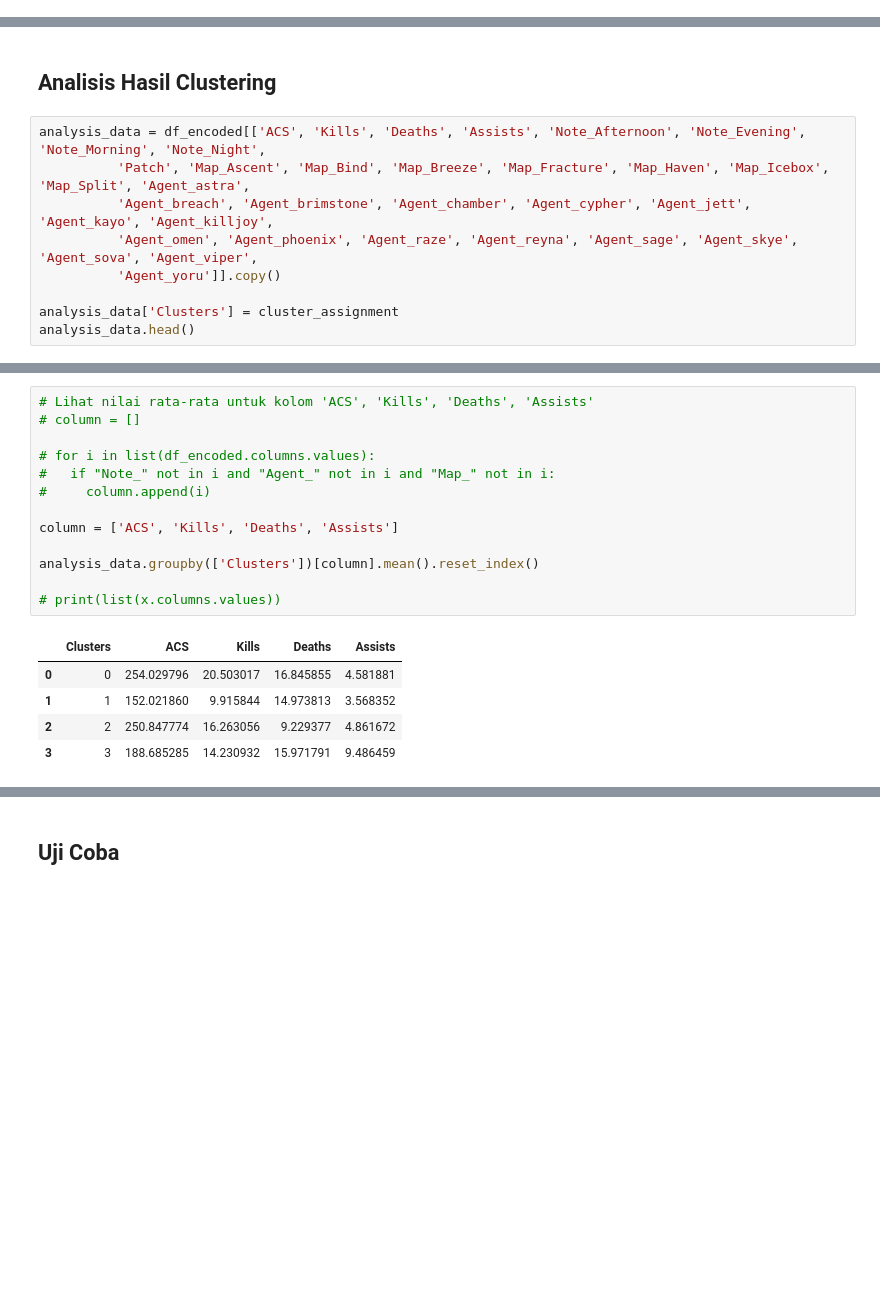
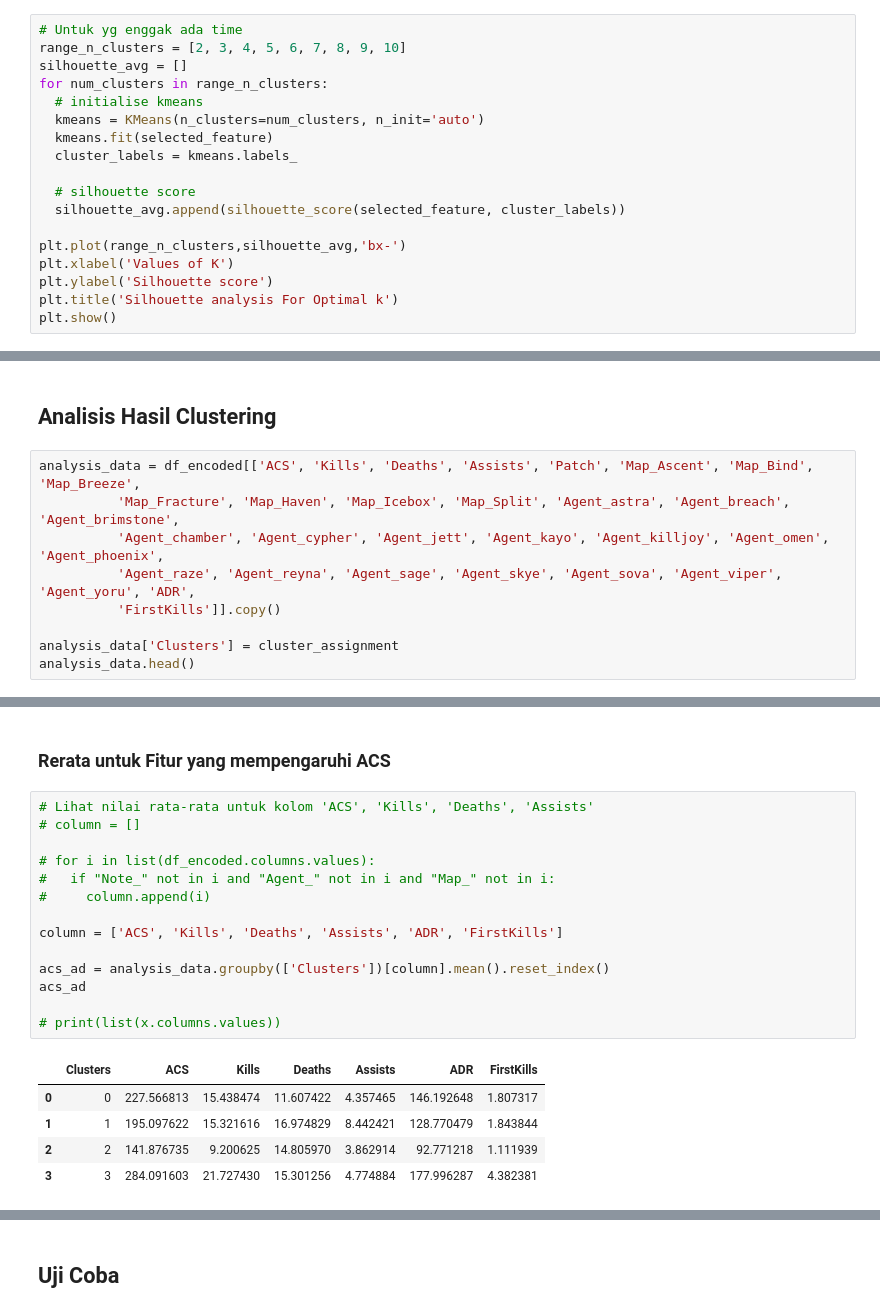
Before and after one commit to michaelsinanta/tk-kasdad, a Jupyter notebook: clustering/clustering.ipynb, the cells around one changed output, grey strips where cells are left out. Drawn from its saved outputs; the diff is of its cells as text; blank space fills up the shorter version.

Commit message:
finalisasi clustering

```diff
--- a/clustering/clustering.ipynb
+++ b/clustering/clustering.ipynb
@@ -275,2 +280,20 @@ plt.show()
 # %% [markdown]
 ## Silhouette Score (K Means)
+# %%
+# Untuk yg enggak ada time
+range_n_clusters = [2, 3, 4, 5, 6, 7, 8, 9, 10]
+silhouette_avg = []
+for num_clusters in range_n_clusters:
+  # initialise kmeans
+  kmeans = KMeans(n_clusters=num_clusters, n_init='auto')
+  kmeans.fit(selected_feature)
+  cluster_labels = kmeans.labels_
+
+  # silhouette score
+  silhouette_avg.append(silhouette_score(selected_feature, cluster_labels))
+
+plt.plot(range_n_clusters,silhouette_avg,'bx-')
+plt.xlabel('Values of K')
+plt.ylabel('Silhouette score')
+plt.title('Silhouette analysis For Optimal k')
+plt.show()
@@ -488,11 +513,11 @@ plt.show()
 # %% [markdown]
 ## Analisis Hasil Clustering
 # %%
-analysis_data = df_encoded[['ACS', 'Kills', 'Deaths', 'Assists', 'Note_Afternoon', 'Note_Evening', 'Note_Morning', 'Note_Night',
-          'Patch', 'Map_Ascent', 'Map_Bind', 'Map_Breeze', 'Map_Fracture', 'Map_Haven', 'Map_Icebox', 'Map_Split', 'Agent_astra',
-          'Agent_breach', 'Agent_brimstone', 'Agent_chamber', 'Agent_cypher', 'Agent_jett', 'Agent_kayo', 'Agent_killjoy',
-          'Agent_omen', 'Agent_phoenix', 'Agent_raze', 'Agent_reyna', 'Agent_sage', 'Agent_skye', 'Agent_sova', 'Agent_viper',
-          'Agent_yoru']].copy()
+analysis_data = df_encoded[['ACS', 'Kills', 'Deaths', 'Assists', 'Patch', 'Map_Ascent', 'Map_Bind', 'Map_Breeze',
+          'Map_Fracture', 'Map_Haven', 'Map_Icebox', 'Map_Split', 'Agent_astra', 'Agent_breach', 'Agent_brimstone',
+          'Agent_chamber', 'Agent_cypher', 'Agent_jett', 'Agent_kayo', 'Agent_killjoy', 'Agent_omen', 'Agent_phoenix',
+          'Agent_raze', 'Agent_reyna', 'Agent_sage', 'Agent_skye', 'Agent_sova', 'Agent_viper', 'Agent_yoru', 'ADR',
+          'FirstKills']].copy()
 
 analysis_data['Clusters'] = cluster_assignment
 analysis_data.head()
@@ -522,19 +555,22 @@ analysis_data.groupby(['Clusters']).size().reset_index(name='Jumlah')
+# %% [markdown]
+### Rerata untuk Fitur yang mempengaruhi ACS
 # %%
 # Lihat nilai rata-rata untuk kolom 'ACS', 'Kills', 'Deaths', 'Assists'
 # column = []
 
 # for i in list(df_encoded.columns.values):
 #   if "Note_" not in i and "Agent_" not in i and "Map_" not in i:
 #     column.append(i)
 
-column = ['ACS', 'Kills', 'Deaths', 'Assists']
+column = ['ACS', 'Kills', 'Deaths', 'Assists', 'ADR', 'FirstKills']
 
-analysis_data.groupby(['Clusters'])[column].mean().reset_index()
+acs_ad = analysis_data.groupby(['Clusters'])[column].mean().reset_index()
+acs_ad
 
 # print(list(x.columns.values))
 # %% [output]
-|  | Clusters | ACS | Kills | Deaths | Assists |
-| 0 | 0 | 254.029796 | 20.503017 | 16.845855 | 4.581881 |
-| 1 | 1 | 152.021860 | 9.915844 | 14.973813 | 3.568352 |
-| 2 | 2 | 250.847774 | 16.263056 | 9.229377 | 4.861672 |
-| 3 | 3 | 188.685285 | 14.230932 | 15.971791 | 9.486459 |
+|  | Clusters | ACS | Kills | Deaths | Assists | ADR | FirstKills |
+| 0 | 0 | 227.566813 | 15.438474 | 11.607422 | 4.357465 | 146.192648 | 1.807317 |
+| 1 | 1 | 195.097622 | 15.321616 | 16.974829 | 8.442421 | 128.770479 | 1.843844 |
+| 2 | 2 | 141.876735 | 9.200625 | 14.805970 | 3.862914 | 92.771218 | 1.111939 |
+| 3 | 3 | 284.091603 | 21.727430 | 15.301256 | 4.774884 | 177.996287 | 4.382381 |
```
Also changed, not shown: parts of 29 cells of this notebook.
